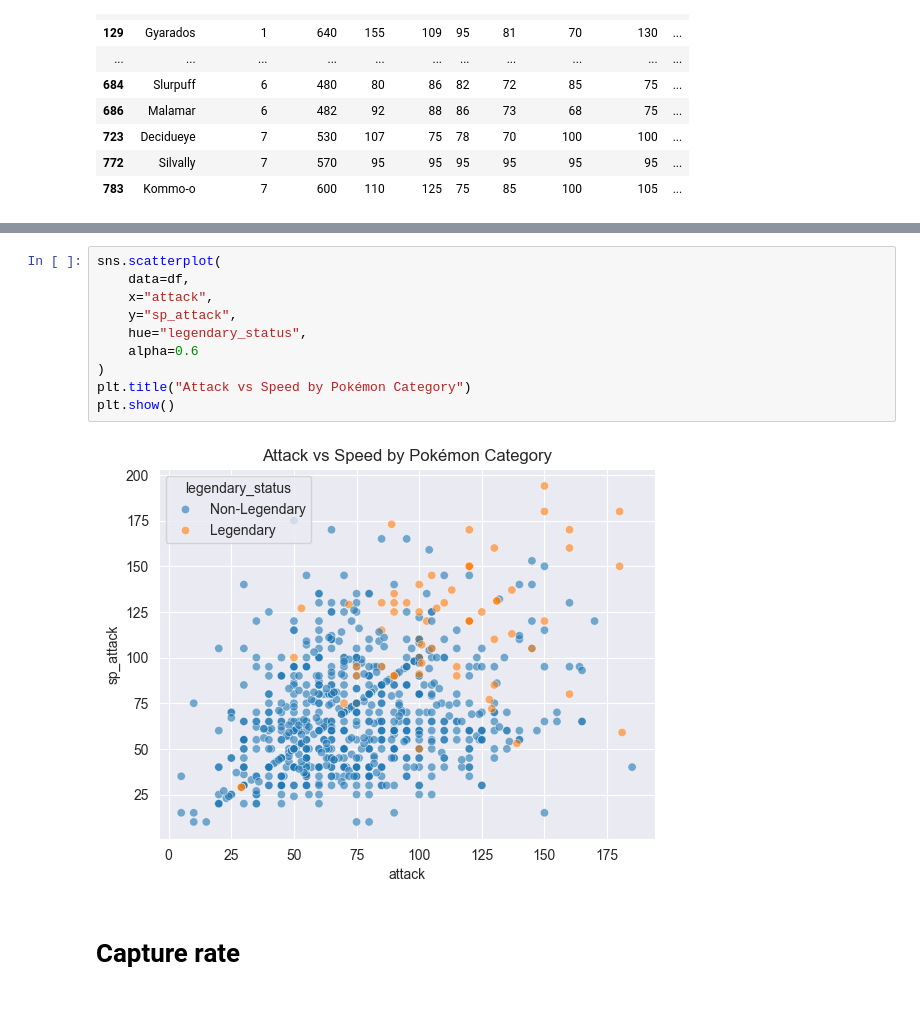
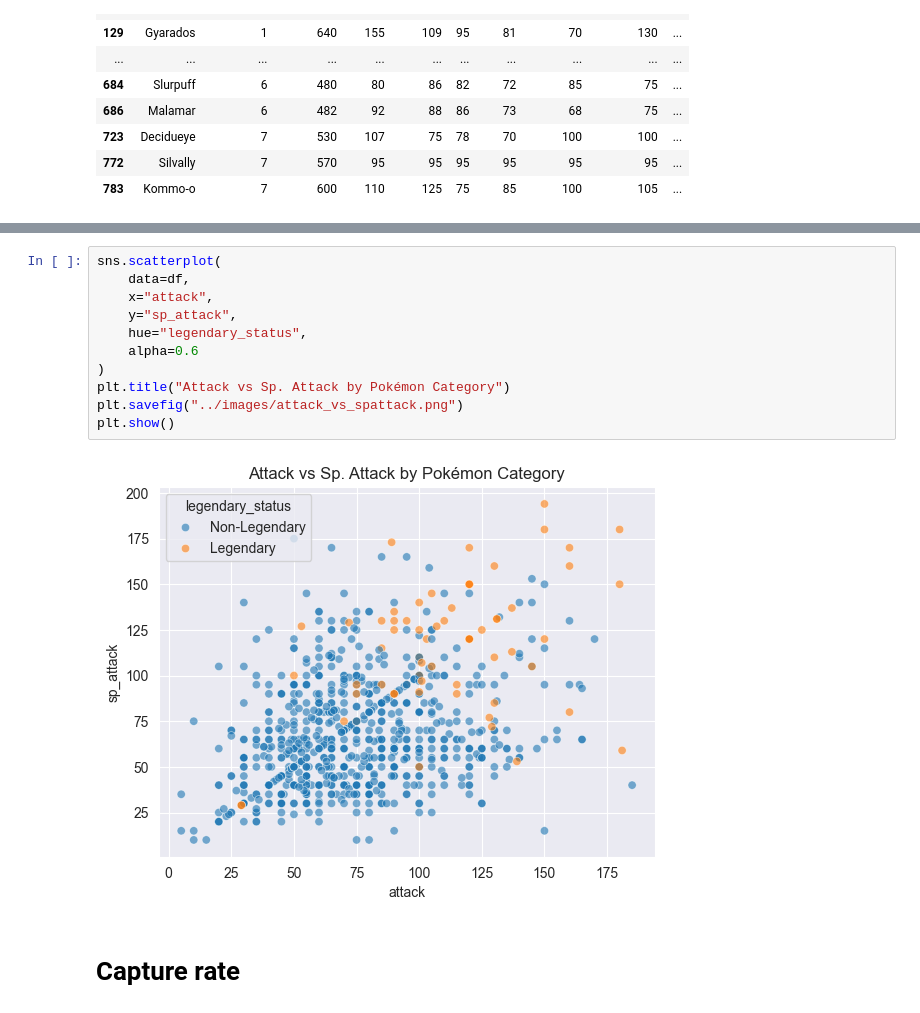
Before and after one commit to Barderus/pokemon-analysis, a Jupyter notebook: Notebooks/01 - Exploratory_Data_Analysis.ipynb, the cells around one changed output, grey strips where cells are left out. Drawn from its saved outputs; the diff is of its cells as text.

```diff
--- a/Notebooks/01 - Exploratory_Data_Analysis.ipynb
+++ b/Notebooks/01 - Exploratory_Data_Analysis.ipynb
@@ -254,15 +263,16 @@ plt.show()
 # %%
 sns.scatterplot(
     data=df,
     x="attack",
     y="sp_attack",
     hue="legendary_status",
     alpha=0.6
 )
-plt.title("Attack vs Speed by Pokémon Category")
+plt.title("Attack vs Sp. Attack by Pokémon Category")
+plt.savefig("../images/attack_vs_spattack.png")
 plt.show()
 # %% [output]
-[figure, old version]
+[figure, new version]
 # %% [markdown]
 # Capture rate
 # %%
```
Also changed, not shown: parts of 30 cells of this notebook.
